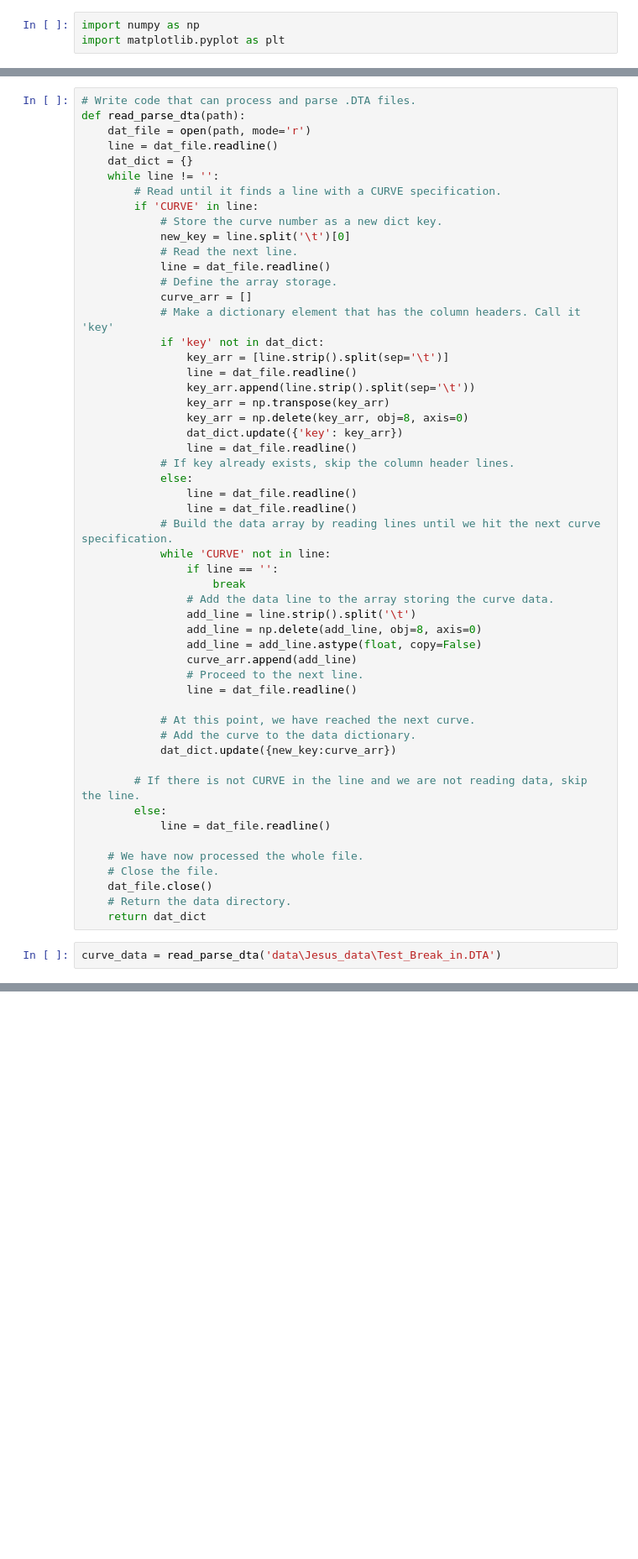
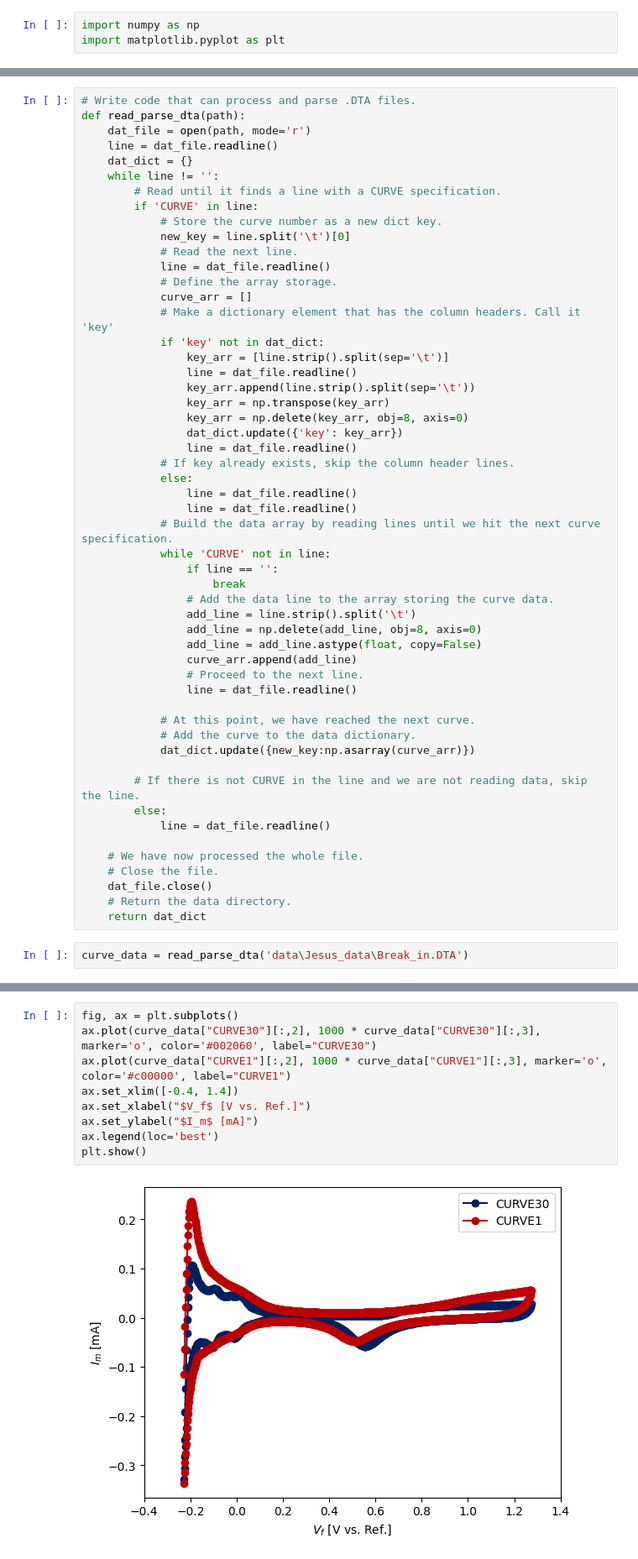
Before and after one commit to DiegoOlaya/ds2_repo, a Jupyter notebook: process_jesus_data_olaya.ipynb, the cells around one changed output, grey strips where cells are left out. Shown: that part at 84% size. Saved outputs shown, nothing was run; the diff lists cells and outputs as text; blank space fills up the shorter version.

```diff
--- a/process_jesus_data_olaya.ipynb
+++ b/process_jesus_data_olaya.ipynb
@@ -60,7 +63,7 @@ def read_parse_dta(path):
 
             # At this point, we have reached the next curve.
             # Add the curve to the data dictionary.
-            dat_dict.update({new_key:curve_arr})
+            dat_dict.update({new_key:np.asarray(curve_arr)})
 
         # If there is not CURVE in the line and we are not reading data, skip the line.
         else:
@@ -72,4 +75,4 @@ def read_parse_dta(path):
     # Return the data directory.
     return dat_dict
 # %%
-curve_data = read_parse_dta('data\Jesus_data\Test_Break_in.DTA')
+curve_data = read_parse_dta('data\Jesus_data\Break_in.DTA')
@@ -75,0 +91,11 @@ curve_data = read_parse_dta('data\Jesus_data\Test_Break_in.DTA')
+# %%
+fig, ax = plt.subplots()
+ax.plot(curve_data["CURVE30"][:,2], 1000 * curve_data["CURVE30"][:,3], marker='o', color='#002060', label="CURVE30")
+ax.plot(curve_data["CURVE1"][:,2], 1000 * curve_data["CURVE1"][:,3], marker='o', color='#c00000', label="CURVE1")
+ax.set_xlim([-0.4, 1.4])
+ax.set_xlabel("$V_f$ [V vs. Ref.]")
+ax.set_ylabel("$I_m$ [mA]")
+ax.legend(loc='best')
+plt.show()
+# %% [output]
+[figure, added]
```
Also changed, not shown: parts of 4 cells of this notebook.
